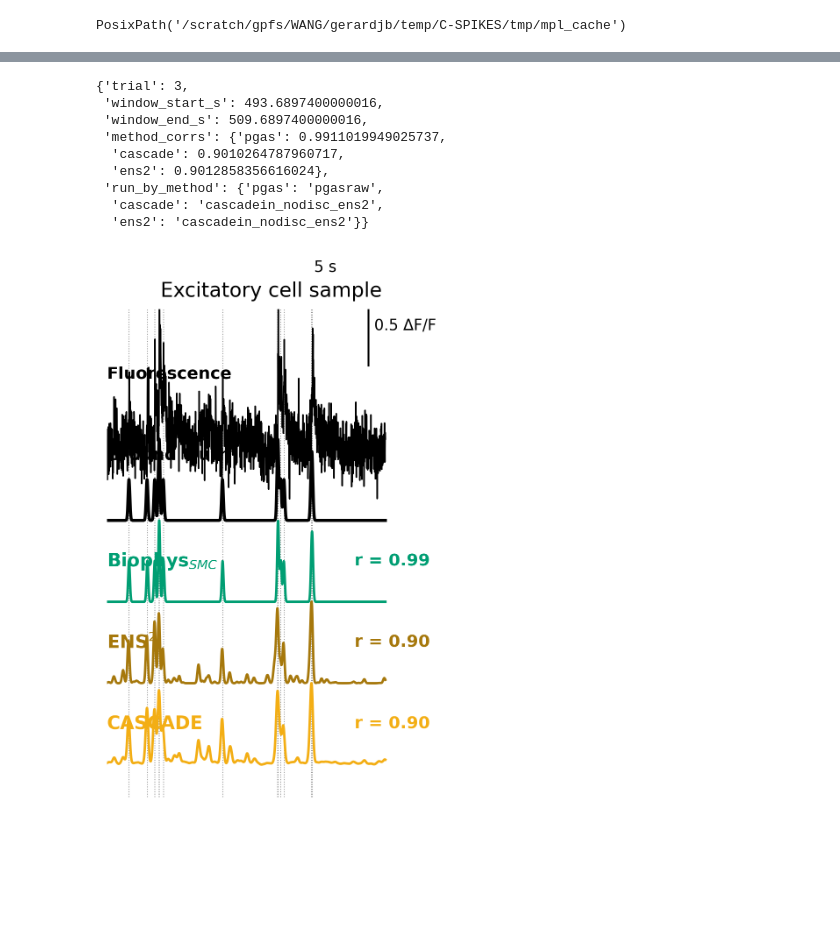
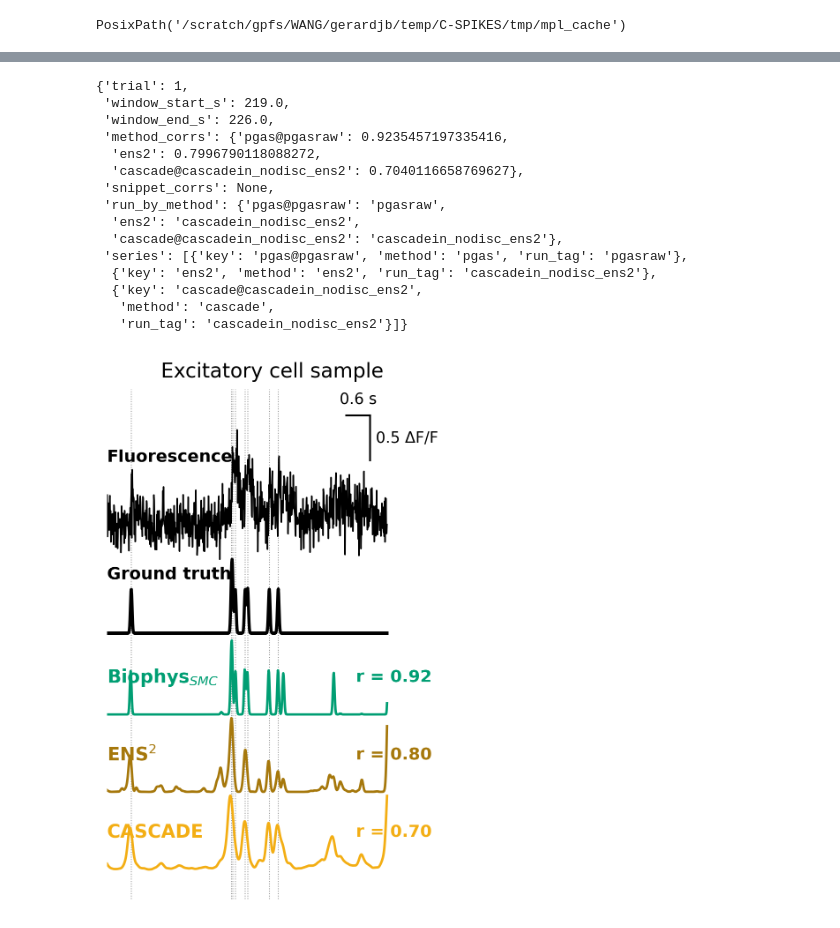
Before and after one commit to gerardjb/C-SPIKES, a Jupyter notebook: notebooks/trialwise_visualizations.ipynb, the cells around one changed output, grey strips where cells are left out. Saved outputs shown, nothing was run; the diff lists cells and outputs as text; code cells hidden in the pictures; blank space fills up the shorter version.

```diff
--- a/notebooks/trialwise_visualizations.ipynb
+++ b/notebooks/trialwise_visualizations.ipynb
@@ -28,13 +73,13 @@ PosixPath('/scratch/gpfs/WANG/gerardjb/temp/C-SPIKES/tmp/mpl_cache')
 # %%
 from c_spikes.viz.trialwise_plots import plot_corr_vs_sigma
 
-csv_path = REPO_ROOT / "results" / "trialwise_correlations.csv"
+# Edit filters here as needed.
+fig_plot_corr, ax = plot_corr_vs_sigma(
+    csv_path=csv_path,
+    methods=methods,
+    smoothings=["raw"],
+    #reduce="dataset",
+)
 
-# Edit filters here as needed.
-fig, ax = plot_corr_vs_sigma(
-    csv_path=csv_path,
-    runs=["pgasraw", "cascadein_nodisc_ens2"],
-    smoothings=["raw"],
-    reduce="dataset",
-)
+fig_plot_corr.set_size_inches(4, 2.5)
 # %% [output]
@@ -42,31 +87,33 @@ fig, ax = plot_corr_vs_sigma(
 # %%
 from c_spikes.viz.trialwise_plots import plot_trace_panel
-
-fig, ax, meta = plot_trace_panel(
+smoothing = "raw"
+fig_trace, ax, meta = plot_trace_panel(
     csv_path=csv_path,
-    eval_root=REPO_ROOT / "results" / "full_evaluation",
-    data_root=REPO_ROOT / "data" / "janelia_8m" / "excitatory",
-    edges_path=REPO_ROOT / "results" / "excitatory_jG8m_edges_2000pts.npy",
-    dataset="jGCaMP8m_ANM472179_cell02",
-    smoothing="raw",
-    corr_sigma_ms=50.0,
-    duration_s=16.0,
-    # PGAS outputs often live under a different run tag than ENS2/CASCADE.
-    run_by_method=[
-        "pgas=pgasraw",
-        "ens2=cascadein_nodisc_ens2",
-        "cascade=cascadein_nodisc_ens2",
-    ],
+    eval_root=eval_root,
+    data_root=data_root,
+    dataset=dataset,
+    smoothing=smoothing,
+    corr_sigma_ms=corr_sigma_ms,
+    duration_s = duration_s,
+    start_s = start_s,
+    ymax = ymax,
+    methods=methods,
 )
 meta
 # %% [output]
-{'trial': 3,
- 'window_start_s': 493.6897400000016,
- 'window_end_s': 509.6897400000016,
- 'method_corrs': {'pgas': 0.9911019949025737,
-  'cascade': 0.9010264787960717,
-  'ens2': 0.9012858356616024},
- 'run_by_method': {'pgas': 'pgasraw',
-  'cascade': 'cascadein_nodisc_ens2',
-  'ens2': 'cascadein_nodisc_ens2'}}
+{'trial': 1,
+ 'window_start_s': 219.0,
+ 'window_end_s': 226.0,
+ 'method_corrs': {'pgas@pgasraw': 0.9235457197335416,
+  'ens2': 0.7996790118088272,
+  'cascade@cascadein_nodisc_ens2': 0.7040116658769627},
+ 'snippet_corrs': None,
+ 'run_by_method': {'pgas@pgasraw': 'pgasraw',
+  'ens2': 'cascadein_nodisc_ens2',
+  'cascade@cascadein_nodisc_ens2': 'cascadein_nodisc_ens2'},
+ 'series': [{'key': 'pgas@pgasraw', 'method': 'pgas', 'run_tag': 'pgasraw'},
+  {'key': 'ens2', 'method': 'ens2', 'run_tag': 'cascadein_nodisc_ens2'},
+  {'key': 'cascade@cascadein_nodisc_ens2',
+   'method': 'cascade',
+   'run_tag': 'cascadein_nodisc_ens2'}]}
-[figure, old version]
+[figure, new version]
```
Also changed, not shown: parts of 7 cells of this notebook, 1 other file.
